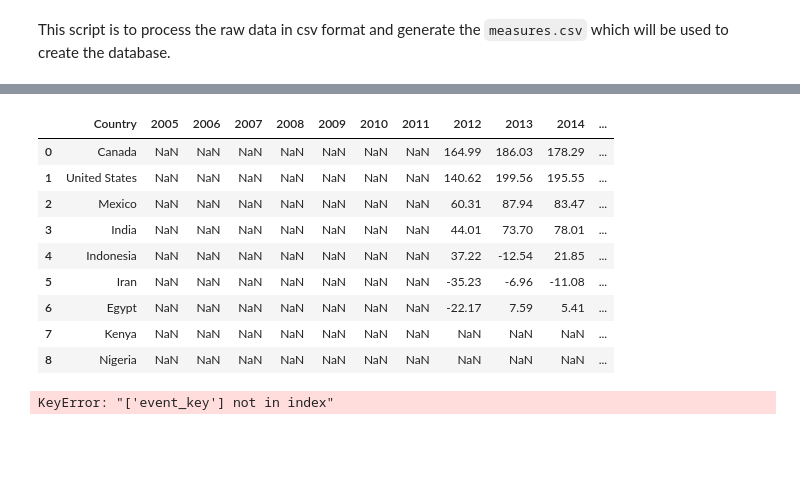
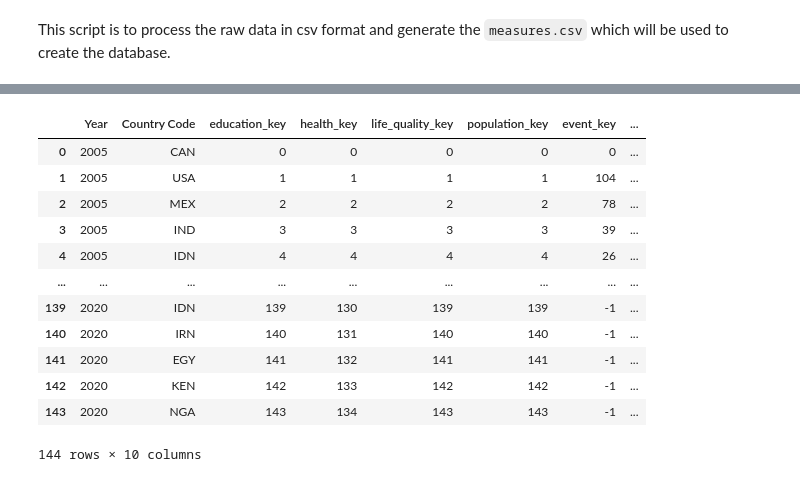
Before and after one commit to cyclexit/CSI4142-Project, a Jupyter notebook: phase_2/scripts/fact_table.ipynb, the cells around one changed output, grey strips where cells are left out. Saved outputs shown, nothing was run; the diff lists cells and outputs as text; code cells hidden in the pictures; blank space fills up the shorter version.

```diff
--- a/phase_2/scripts/fact_table.ipynb
+++ b/phase_2/scripts/fact_table.ipynb
@@ -57,23 +96,3 @@ hdi_df
-# %%
-# Quality of life index
-qoli_df = pd.read_csv("../raw_data/quality_of_life_index.csv")
-cols = list(qoli_df.columns)
-for y in YEAR_LIST:
-    if cols.count(y) == 0:
-        qoli_df[y] = np.nan
-qoli_df = qoli_df[["Country"] + YEAR_LIST]
-qoli_df
-# %% [output]
-|  | Country | 2005 | 2006 | 2007 | 2008 | 2009 | 2010 | 2011 | 2012 | 2013 | 2014 | ... |
-| 0 | Canada | NaN | NaN | NaN | NaN | NaN | NaN | NaN | 164.99 | 186.03 | 178.29 | ... |
-| 1 | United States | NaN | NaN | NaN | NaN | NaN | NaN | NaN | 140.62 | 199.56 | 195.55 | ... |
-| 2 | Mexico | NaN | NaN | NaN | NaN | NaN | NaN | NaN | 60.31 | 87.94 | 83.47 | ... |
-| 3 | India | NaN | NaN | NaN | NaN | NaN | NaN | NaN | 44.01 | 73.70 | 78.01 | ... |
-| 4 | Indonesia | NaN | NaN | NaN | NaN | NaN | NaN | NaN | 37.22 | -12.54 | 21.85 | ... |
-| 5 | Iran | NaN | NaN | NaN | NaN | NaN | NaN | NaN | -35.23 | -6.96 | -11.08 | ... |
-| 6 | Egypt | NaN | NaN | NaN | NaN | NaN | NaN | NaN | -22.17 | 7.59 | 5.41 | ... |
-| 7 | Kenya | NaN | NaN | NaN | NaN | NaN | NaN | NaN | NaN | NaN | NaN | ... |
-| 8 | Nigeria | NaN | NaN | NaN | NaN | NaN | NaN | NaN | NaN | NaN | NaN | ... |
 # %%
 # country and year dimensions as join keys
 year_dim = pd.read_csv(YEAR_DIMENSION_CSV)
@@ -85,12 +104,36 @@ life_quality_dim = pd.read_csv(LIFE_QUALITY_DIMENSION_CSV)
 political_event_dim = pd.read_csv(POLITICAL_EVENT_DIMENSION_CSV)
 population_dim = pd.read_csv(POPULATION_DIMENSION_CSV)
 # %%
-big_join = education_dim
-big_join = big_join.merge(health_dim, on=["Country Code", "Year"])
-big_join = big_join.merge(life_quality_dim, on=["Country Code", "Year"])
-big_join = big_join.merge(political_event_dim, on=["Country Code", "Year"])
+big_join = education_dim.merge(health_dim, on=["Country Code", "Year"], how="left")
+big_join = big_join.merge(life_quality_dim, on=["Country Code", "Year"], how="right")
+big_join = big_join.merge(political_event_dim, on=["Country Code", "Year"], how="left")
 big_join = big_join.merge(population_dim, on=["Country Code", "Year"])
 big_join = big_join[["Year", "Country Code", "education_key", "health_key", "life_quality_key", "population_key", "event_key"]]
-big_join.columns
+
+# Add 3 measures
+big_join[["quality_of_life_index", "development_index", "human_development_index"]] = np.nan
+for i, row in big_join.iterrows():
+    year = str(row.at["Year"])
+    country = str(COUNTRY_CODE_MAP[row.at["Country Code"]])
+    big_join.at[i, "quality_of_life_index"] = qoli_df.at[country, year]
+    big_join.at[i, "development_index"] = di_df.at[country, year]
+    big_join.at[i, "human_development_index"] = hdi_df.at[country, year]
+
+
+big_join["health_key"] = big_join["health_key"].fillna(-1).astype(int)
+big_join["event_key"] = big_join["event_key"].fillna(-1).astype(int)
+big_join
 # %% [output]
+|  | Year | Country Code | education_key | health_key | life_quality_key | population_key | event_key | ... |
+| 0 | 2005 | CAN | 0 | 0 | 0 | 0 | 0 | ... |
+| 1 | 2005 | USA | 1 | 1 | 1 | 1 | 104 | ... |
+| 2 | 2005 | MEX | 2 | 2 | 2 | 2 | 78 | ... |
+| 3 | 2005 | IND | 3 | 3 | 3 | 3 | 39 | ... |
+| 4 | 2005 | IDN | 4 | 4 | 4 | 4 | 26 | ... |
+| ... | ... | ... | ... | ... | ... | ... | ... | ... |
+| 139 | 2020 | IDN | 139 | 130 | 139 | 139 | -1 | ... |
+| 140 | 2020 | IRN | 140 | 131 | 140 | 140 | -1 | ... |
+| 141 | 2020 | EGY | 141 | 132 | 141 | 141 | -1 | ... |
+| 142 | 2020 | KEN | 142 | 133 | 142 | 142 | -1 | ... |
+| 143 | 2020 | NGA | 143 | 134 | 143 | 143 | -1 | ... |
-KeyError: "['event_key'] not in index"
+144 rows × 10 columns
```
Also changed, not shown: parts of 7 cells of this notebook, 1 other file.
